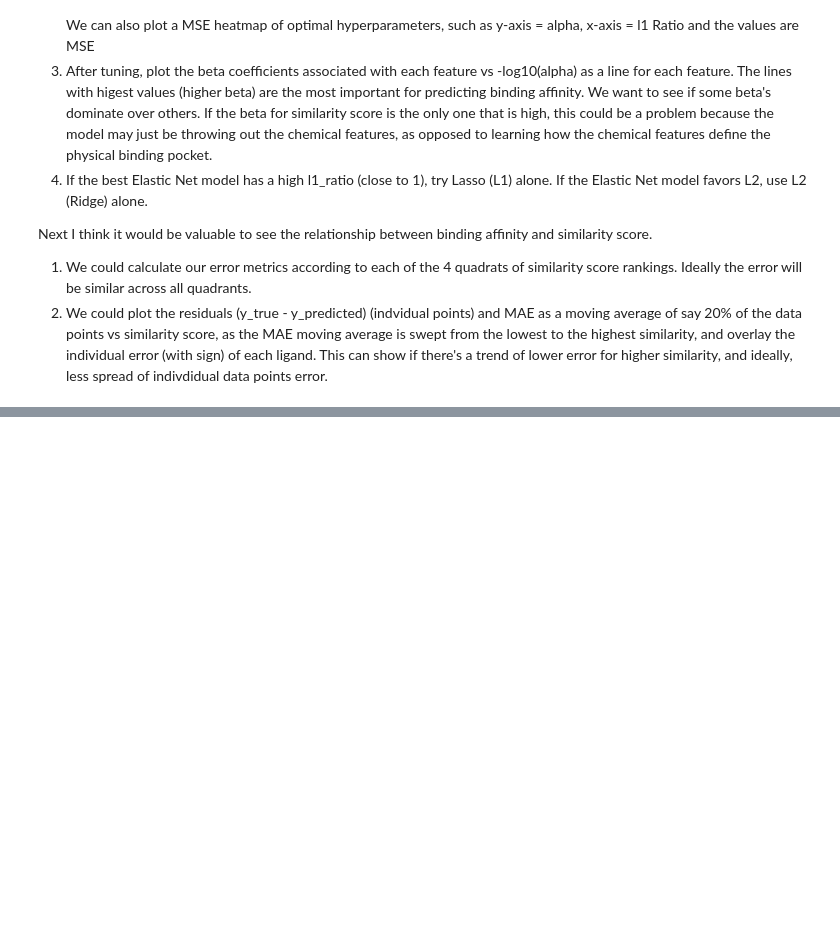
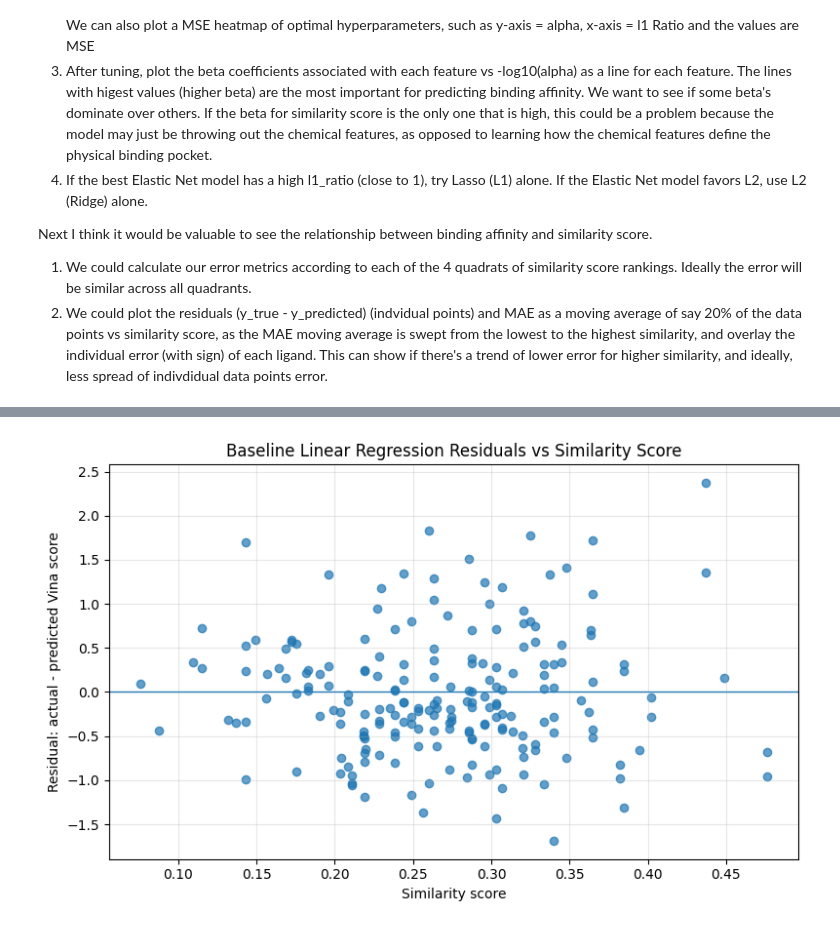
Before and after one commit to sibhi-sakthivel/chem277a-final-project, a Jupyter notebook: Project2_Chem277A_v5.ipynb, the cells around one changed output, grey strips where cells are left out. Saved outputs shown, nothing was run; the diff lists cells and outputs as text; code cells hidden in the pictures; blank space fills up the shorter version.

```diff
--- a/Project2_Chem277A_v5.ipynb
+++ b/Project2_Chem277A_v5.ipynb
@@ -2704,0 +3046,26 @@ print(f"Optimal L1 Ratio: {model_cv.l1_ratio_}")
+# %%
+# Phase 7.C.4 — Baseline error analysis by cluster and similarity quartile
+
+baseline_eval_df = test_df.copy()
+
+baseline_eval_df["y_true"] = y_test.values
+baseline_eval_df["y_pred"] = y_test_pred
+baseline_eval_df["residual"] = baseline_eval_df["y_true"] - baseline_eval_df["y_pred"]
+baseline_eval_df["abs_error"] = baseline_eval_df["residual"].abs()
+baseline_eval_df["squared_error"] = baseline_eval_df["residual"] ** 2
+
+quartile_error_df = (
+    baseline_eval_df
+    .groupby(["cluster_k2", "quartile"])
+    .agg(
+        n=("vina_score", "size"),
+        mean_actual_vina=("y_true", "mean"),
+        mean_predicted_vina=("y_pred", "mean"),
+        mean_residual=("residual", "mean"),
+        MAE=("abs_error", "mean"),
+        RMSE=("squared_error", lambda x: np.sqrt(x.mean()))
+    )
+    .reset_index()
+)
+
+display(quartile_error_df)
@@ -2704,0 +3106,19 @@ print(f"Optimal L1 Ratio: {model_cv.l1_ratio_}")
+# %%
+# Phase 7.C.5 — Residuals vs similarity score
+
+plt.figure(figsize=(8, 5))
+plt.scatter(
+    baseline_eval_df["sim_r1_tv_frag"],
+    baseline_eval_df["residual"],
+    alpha=0.7
+)
+
+plt.axhline(0, linewidth=1)
+plt.xlabel("Similarity score")
+plt.ylabel("Residual: actual - predicted Vina score")
+plt.title("Baseline Linear Regression Residuals vs Similarity Score")
+plt.grid(True, alpha=0.3)
+plt.tight_layout()
+plt.show()
+# %% [output]
+[figure, added]
```
Also changed, not shown: parts of 46 cells of this notebook.
